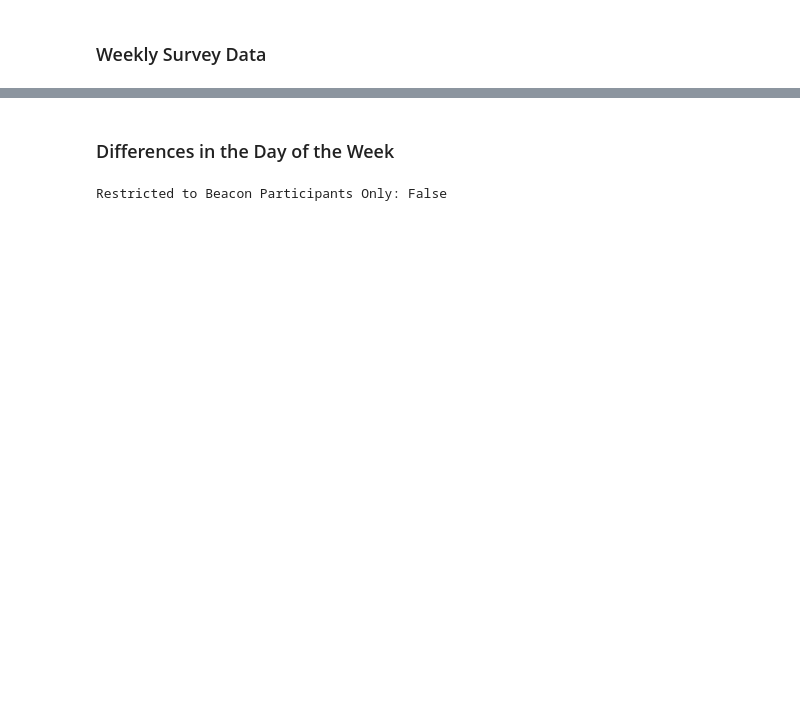
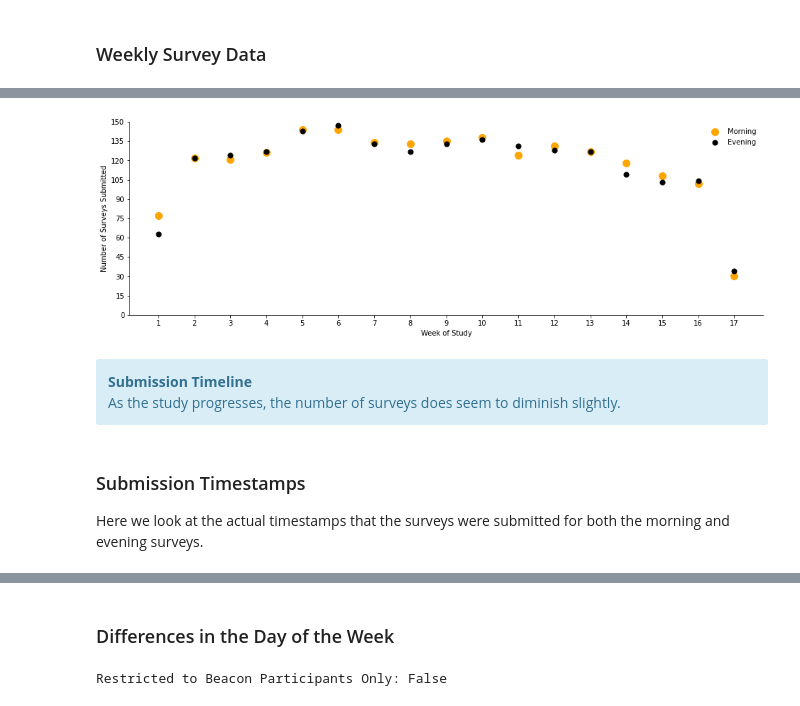
Before and after one commit to intelligent-environments-lab/utx000, a Jupyter notebook: notebooks/4.3.1-hef-ema-summary.ipynb, the cells around one changed output, grey strips where cells are left out. Saved outputs shown, nothing was run; the diff lists cells and outputs as text; code cells hidden in the pictures; blank space fills up the shorter version.

```diff
--- a/notebooks/4.3.1-hef-ema-summary.ipynb
+++ b/notebooks/4.3.1-hef-ema-summary.ipynb
@@ -75,0 +81,10 @@ evening_survey.head()
+# %%
+for df, survey_type in zip([sleep_survey,evening_survey,weekly_survey],["Morning","Evening","Weekly"]):
+    print(f"Working for {survey_type} EMAs")
+    for col in df.columns:
+        if col not in ["beiwe","DoW"]:
+            temp = df[["beiwe",col]]
+            temp.dropna(subset=[col],inplace=True)
+            n_responses = len(temp)
+            n_pts = len(temp["beiwe"].unique())
+            print(f"\t{n_responses}\t{col}\t{n_pts} participants")
@@ -93,0 +190,43 @@ from matplotlib.colors import ListedColormap, LinearSegmentedColormap
+# %%
+def plot_submission_timeline(morning=sleep_survey, evening=evening_survey, save=False):
+    """
+
+    """
+    fig, ax = plt.subplots(figsize=(16,5))
+    for df, color, size, label in zip([sleep_survey,evening_survey],["orange","black"],[100,50],["Morning","Evening"]):
+        df["date"] = df.index.date
+        WoY = []
+        for d in df["date"]:
+            WoY.append(d.isocalendar()[1])
+        df["WoY"] = WoY
+        counts_by_date = df.groupby("WoY").count()
+        ax.scatter(counts_by_date.index,counts_by_date["beiwe"],color=color,s=size,label=label,zorder=2)
+
+    ax.legend(frameon=False)
+    for loc in ["top","right"]:
+        ax.spines[loc].set_visible(False)
+
+    # x-axis
+    ax.set_xticks(counts_by_date.index)
+    ax.set_xticklabels(np.arange(1,len(counts_by_date)+1))
+    ax.set_xlabel("Week of Study")
+
+    # y-axis
+    ax.set_ylabel("Number of Surveys Submitted")
+    ax.set_yticks(np.arange(0,165,15))
+    ax.set_ylim([0,150])
+    if save:
+        plt.savefig("../reports/figures/ema_summary/beiwe-submission_timeline_by_week-ux_s20.pdf")
+    plt.show()
+    plt.close()
+# %%
+plot_submission_timeline()
+# %% [output]
+[figure, added]
+# %% [markdown]
+<div class="alert alert-block alert-info">
+    <b>Submission Timeline</b><br> As the study progresses, the number of surveys does seem to diminish slightly.
+</div>
+# %% [markdown]
+### Submission Timestamps
+Here we look at the actual timestamps that the surveys were submitted for both the morning and evening surveys.
```
Also changed, not shown: parts of 83 cells of this notebook.
